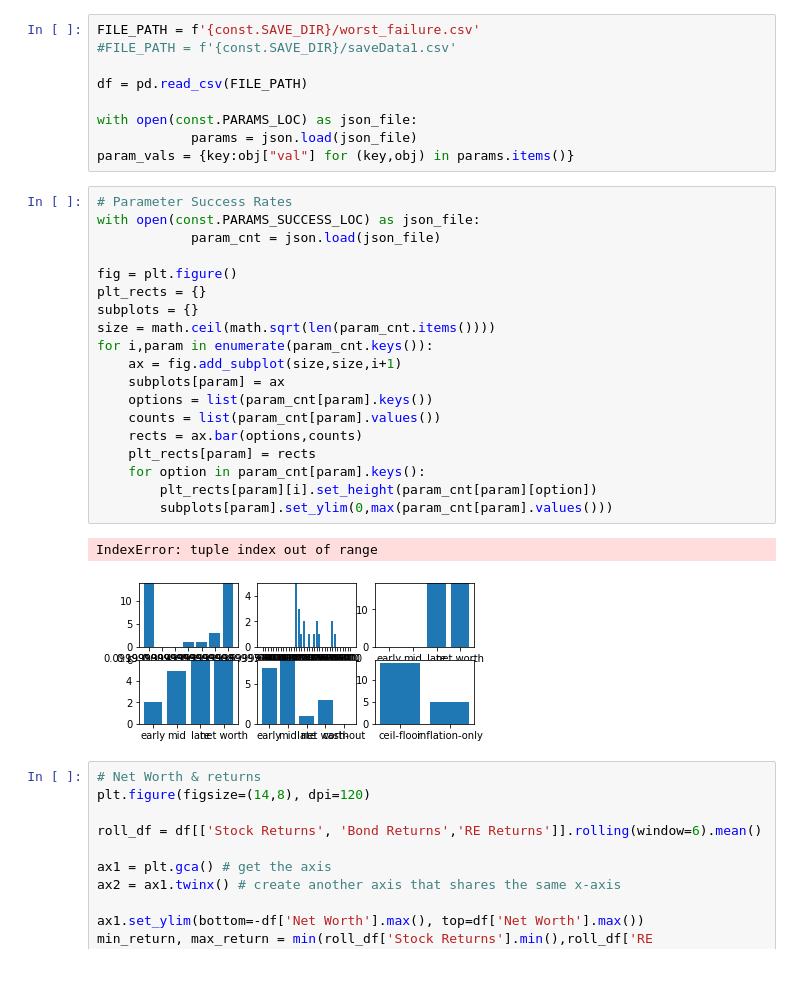
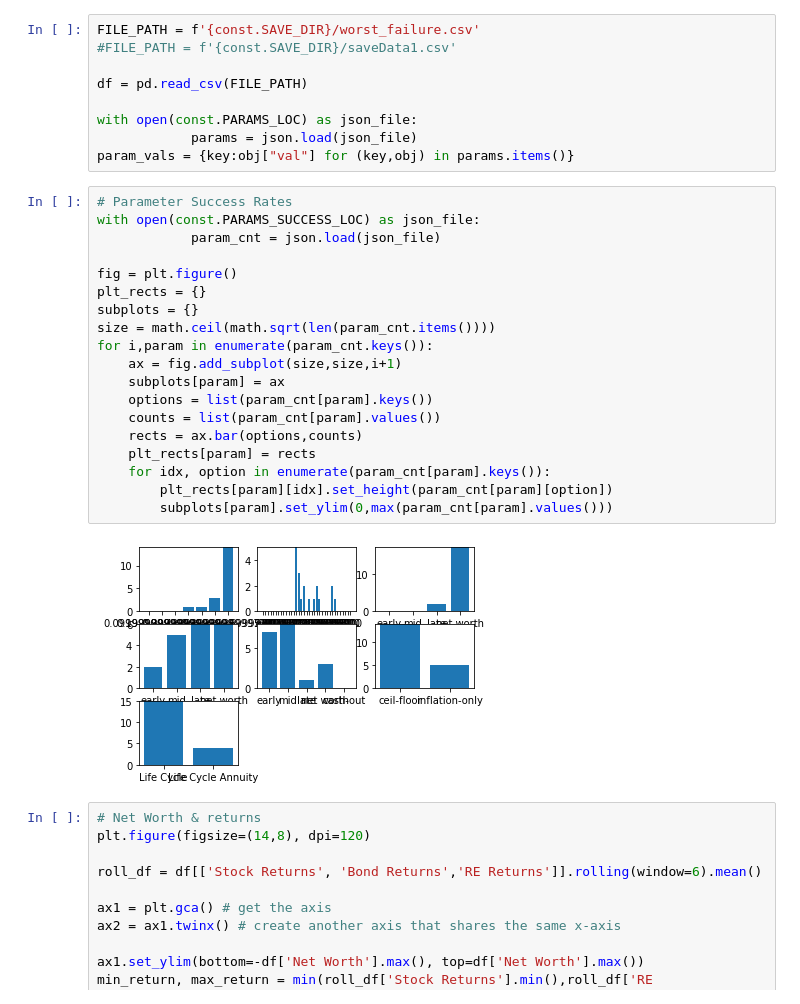
Before and after one commit to chriskelly/LifeFinances, a Jupyter notebook: diagnostics/Diagnostics.ipynb, the cells around one changed output. Cells and saved outputs as stored; diff of their text form; blank space fills up the shorter version.

```diff
--- a/diagnostics/Diagnostics.ipynb
+++ b/diagnostics/Diagnostics.ipynb
@@ -26,25 +26,24 @@ param_vals = {key:obj["val"] for (key,obj) in params.items()}
 # %%
 # Parameter Success Rates
 with open(const.PARAMS_SUCCESS_LOC) as json_file:
             param_cnt = json.load(json_file)
 
 fig = plt.figure()
 plt_rects = {}
 subplots = {}
 size = math.ceil(math.sqrt(len(param_cnt.items())))
 for i,param in enumerate(param_cnt.keys()):
     ax = fig.add_subplot(size,size,i+1)
     subplots[param] = ax
     options = list(param_cnt[param].keys())
     counts = list(param_cnt[param].values())
     rects = ax.bar(options,counts)
     plt_rects[param] = rects
-    for option in param_cnt[param].keys():
-        plt_rects[param][i].set_height(param_cnt[param][option])
+    for idx, option in enumerate(param_cnt[param].keys()):
+        plt_rects[param][idx].set_height(param_cnt[param][option])
         subplots[param].set_ylim(0,max(param_cnt[param].values()))
 # %% [output]
-IndexError: tuple index out of range
-[figure, old version]
+[figure, new version]
 # %%
 # Net Worth & returns
 plt.figure(figsize=(14,8), dpi=120)
```
